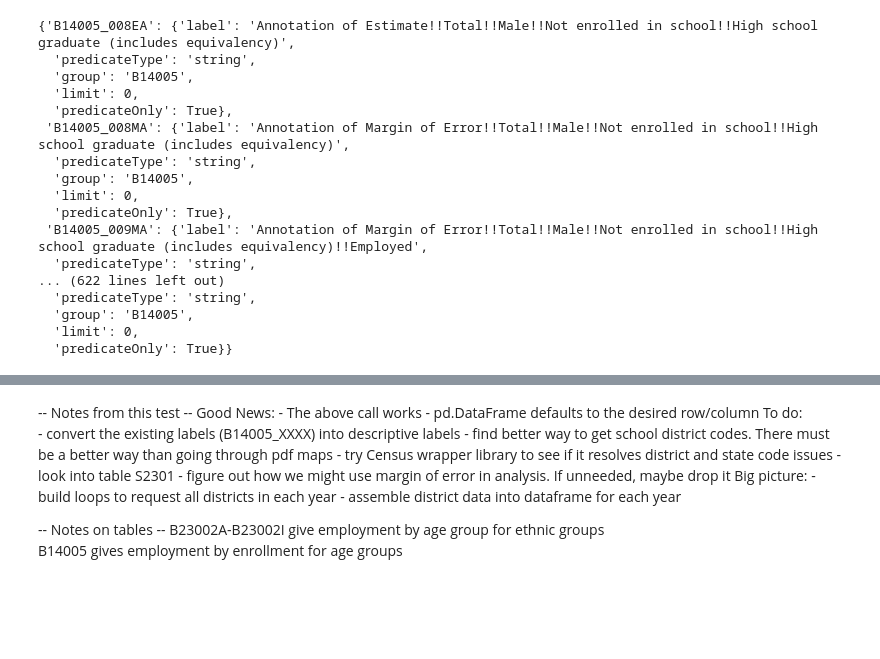
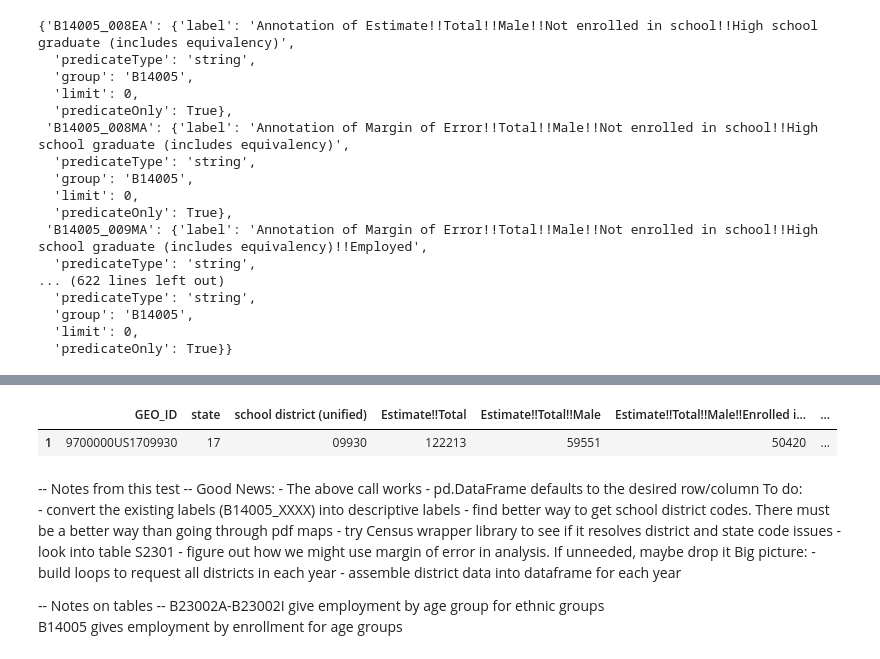
Before and after one commit to eisenba/project-1, a Jupyter notebook: censusdata/CensusData.ipynb, the cells around one changed output, grey strips where cells are left out. Drawn from its saved outputs; the diff is of its cells as text; code cells hidden in the pictures; blank space fills up the shorter version.

Commit message:
Adds working rename for B14005

```diff
--- a/censusdata/CensusData.ipynb
+++ b/censusdata/CensusData.ipynb
@@ -181,6 +181,12 @@ colrenameB14005
  'B14005_012EA': 'Annotation of Estimate!!Total!!Male!!Not enrolled in school!!Not high school graduate',
  'B14005_011EA': 'Annotation of Estimate!!Total!!Male!!Not enrolled in school!!High school graduate (includes equivalency)!!Not in labor force',
  'B14005_011MA': 'Annotation of Margin of Error!!Total!!Male!!Not enrolled in school!!High school graduate (includes equivalency)!!Not in labor force'}
+# %%
+cps_select2.rename(columns = colrenameB14005, inplace = True)
+cps_select2
+# %% [output]
+|  | GEO_ID | state | school district (unified) | Estimate!!Total | Estimate!!Total!!Male | Estimate!!Total!!Male!!Enrolled i... | ... |
+| 1 | 9700000US1709930 | 17 | 09930 | 122213 | 59551 | 50420 | ... |
 # %% [markdown]
 -- Notes from this test --
 Good News:
```
Also changed, not shown: parts of 3 cells of this notebook.
